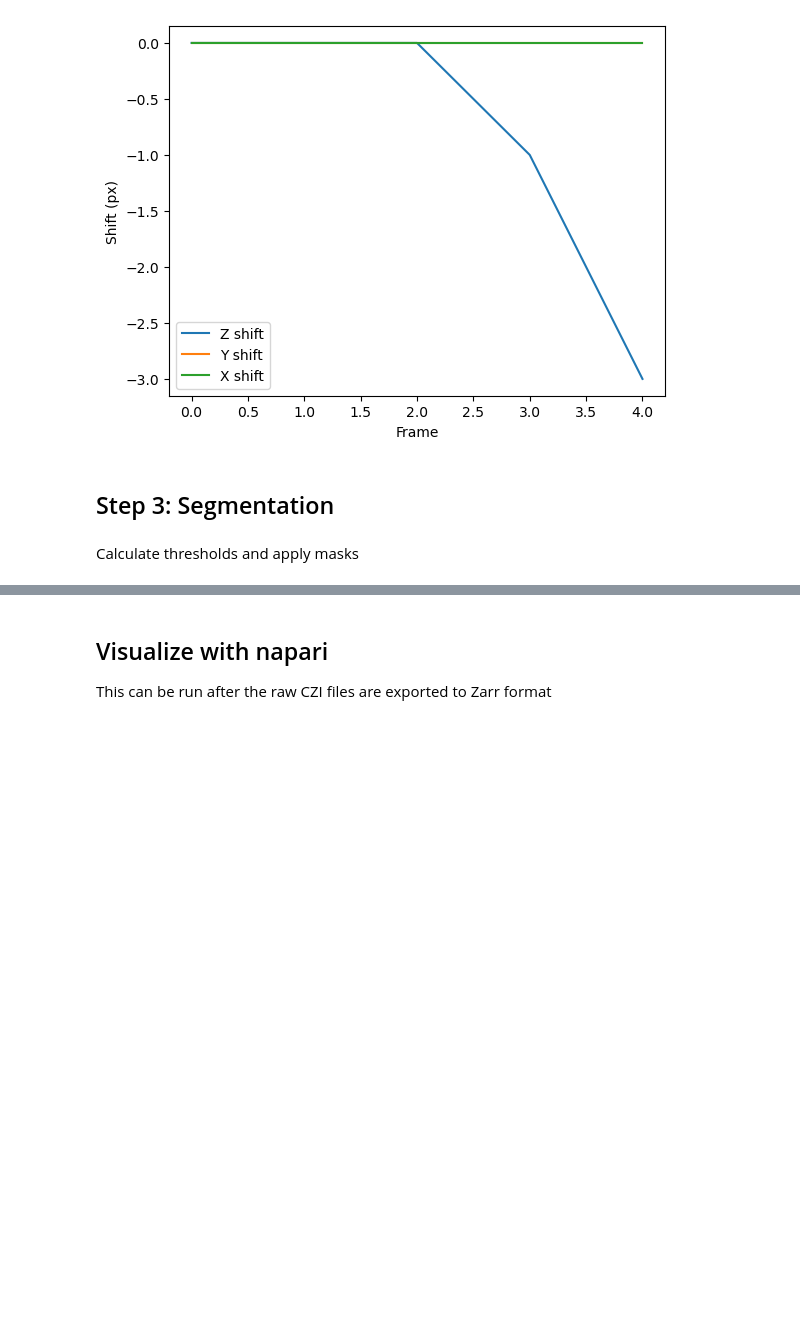
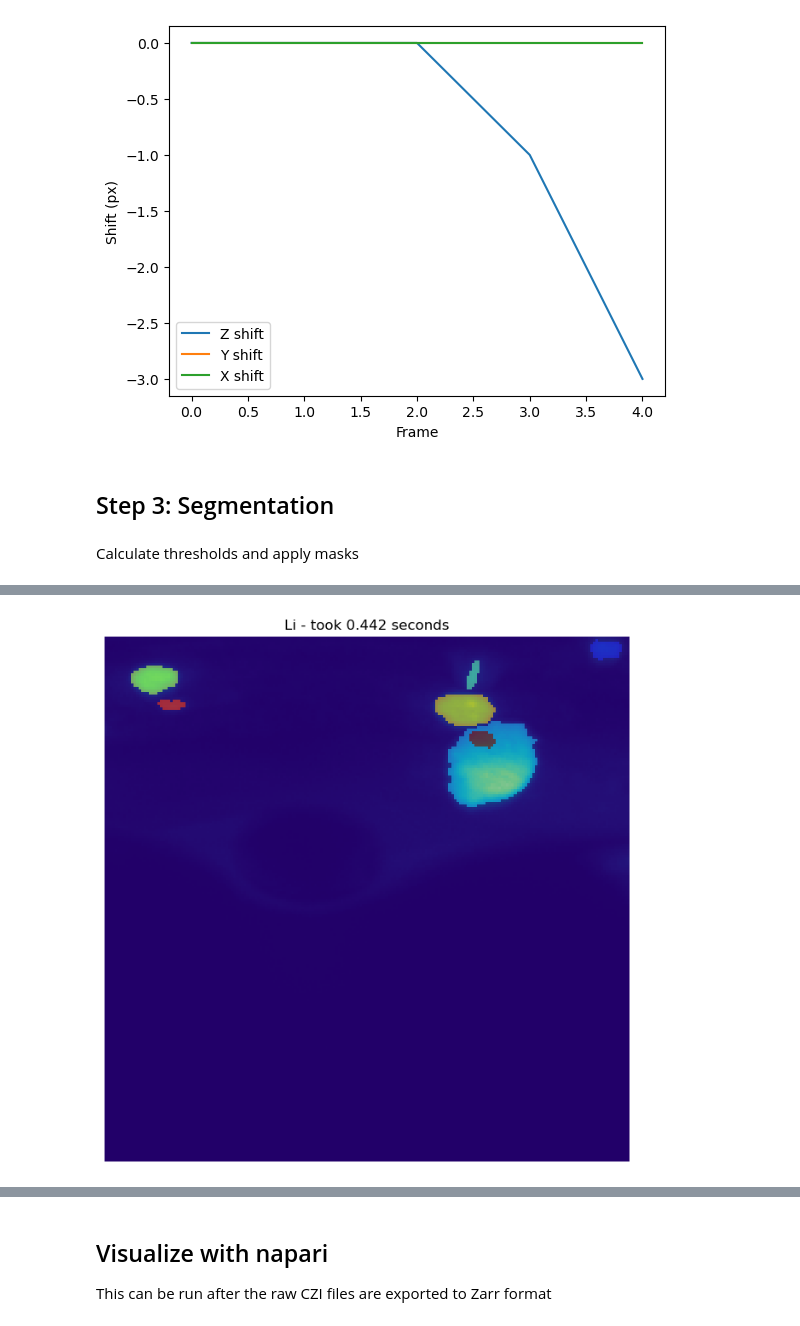
Before and after one commit to nlammers371/killi-dynamics, a Jupyter notebook: notebooks/build_lightsheet_data.ipynb, the cells around one changed output, grey strips where cells are left out. Cells and saved outputs as stored; diff of their text form; code cells hidden in the pictures; blank space fills up the shorter version.

```diff
--- a/notebooks/build_lightsheet_data.ipynb
+++ b/notebooks/build_lightsheet_data.ipynb
@@ -105,0 +96,92 @@ KeyboardInterrupt:
+# %%
+image_data = zarr.open("C:/Users/Sebastian/Documents/Research/killi_dynamics/built_data/zarr_image_files/BC1_NLS_test.zarr", mode="r")
+im = image_data[2,1,100:133,100:300,600:800]
+
+# default value for n_thresh is 5
+n_thresh = 5
+
+t1_li = time.time()
+data_log_i, li_thresh = calculate_li_thresh(im)
+t2_li = time.time()
+li_thresh_range = np.linspace(li_thresh * 0.75, li_thresh * 1.25, n_thresh)
+li_segmented, _ = do_hierarchical_watershed(data_log_i, thresh_range=li_thresh_range)
+
+t1_tri = time.time()
+triangle_thresh = threshold_triangle(data_log_i)
+t2_tri = time.time()
+triangle_thresh_range = np.linspace(triangle_thresh * 0.75, triangle_thresh * 1.25, n_thresh)
+triangle_segmented, _ = do_hierarchical_watershed(data_log_i, thresh_range=triangle_thresh_range)
+
+t1_yen = time.time()
+yen_thresh = threshold_yen(data_log_i)
+t2_yen = time.time()
+yen_thresh_range = np.linspace(yen_thresh * 0.75, yen_thresh * 1.25, n_thresh)
+yen_segmented, _ = do_hierarchical_watershed(data_log_i, thresh_range=yen_thresh_range)
+
+t1_iso = time.time()
+isodata_thresh = threshold_isodata(data_log_i)
+t2_iso = time.time()
+isodata_thresh_range = np.linspace(isodata_thresh * 0.75, isodata_thresh * 1.25, n_thresh)
+isodata_segmented, _ = do_hierarchical_watershed(data_log_i, thresh_range=isodata_thresh_range)
+
+t1_otsu = time.time()
+otsu_thresh = threshold_otsu(data_log_i)
+t2_otsu = time.time()
+otsu_thresh_range = np.linspace(otsu_thresh * 0.75, otsu_thresh * 1.25, n_thresh)
+otsu_segmented, _ = do_hierarchical_watershed(data_log_i, thresh_range=otsu_thresh_range)
+
+print(f"Li threshold: {li_thresh}")
+print(f"Triangle threshold: {triangle_thresh}")
+print(f"Yen threshold: {yen_thresh}")
+print(f"Isodata threshold: {isodata_thresh}")
+print(f"Otsu threshold: {otsu_thresh}")
+
+im_max = np.max(im, axis=0)
+mask_max = np.max(im, axis=0)
+
+plt.figure(figsize=(8,8))
+plt.imshow(im_max)
+segmented_max_li = np.max(li_segmented, axis=0)
+plt.imshow(segmented_max_li, cmap='jet', alpha=0.5)
+plt.axis('off')
+plt.title(f"Li - took {np.round(t2_li-t1_li, 3)} seconds")
+plt.show()
+
+plt.figure(figsize=(8,8))
+plt.imshow(im_max)
+segmented_max_triangle = np.max(triangle_segmented, axis=0)
+plt.imshow(segmented_max_triangle, cmap='jet', alpha=0.5)
+plt.axis('off')
+plt.title(f"Triangle - took {np.round(t2_tri-t1_tri, 3)} seconds")
+plt.show()
+
+plt.figure(figsize=(8,8))
+plt.imshow(im_max)
+segmented_max_yen = np.max(yen_segmented, axis=0)
+plt.imshow(segmented_max_yen, cmap='jet', alpha=0.5)
+plt.axis('off')
+plt.title(f"Yen - took {np.round(t2_yen-t1_yen, 3)} seconds")
+plt.show()
+
+plt.figure(figsize=(8,8))
+plt.imshow(im_max)
+segmented_max_isodata = np.max(isodata_segmented, axis=0)
+plt.imshow(segmented_max_isodata, cmap='jet', alpha=0.5)
+plt.axis('off')
+plt.title(f"Isodata - took {np.round(t2_iso-t1_iso, 3)} seconds")
+plt.show()
+
+plt.figure(figsize=(8,8))
+plt.imshow(im_max)
+segmented_max_otsu = np.max(otsu_segmented, axis=0)
+plt.imshow(segmented_max_otsu, cmap='jet', alpha=0.5)
+plt.axis('off')
+plt.title(f"Otsu - took {np.round(t2_otsu-t1_otsu, 3)} seconds")
+plt.show()
+
+plt.figure(figsize=(8,8))
+plt.imshow(im_max)
+plt.title("Original - 33x200x200")
+plt.axis('off')
+plt.show()
+# %% [output]
@@ -105,0 +193 @@ KeyboardInterrupt:
+[figure, added]
```
Also changed, not shown: parts of 4 cells of this notebook, 1 other file.
